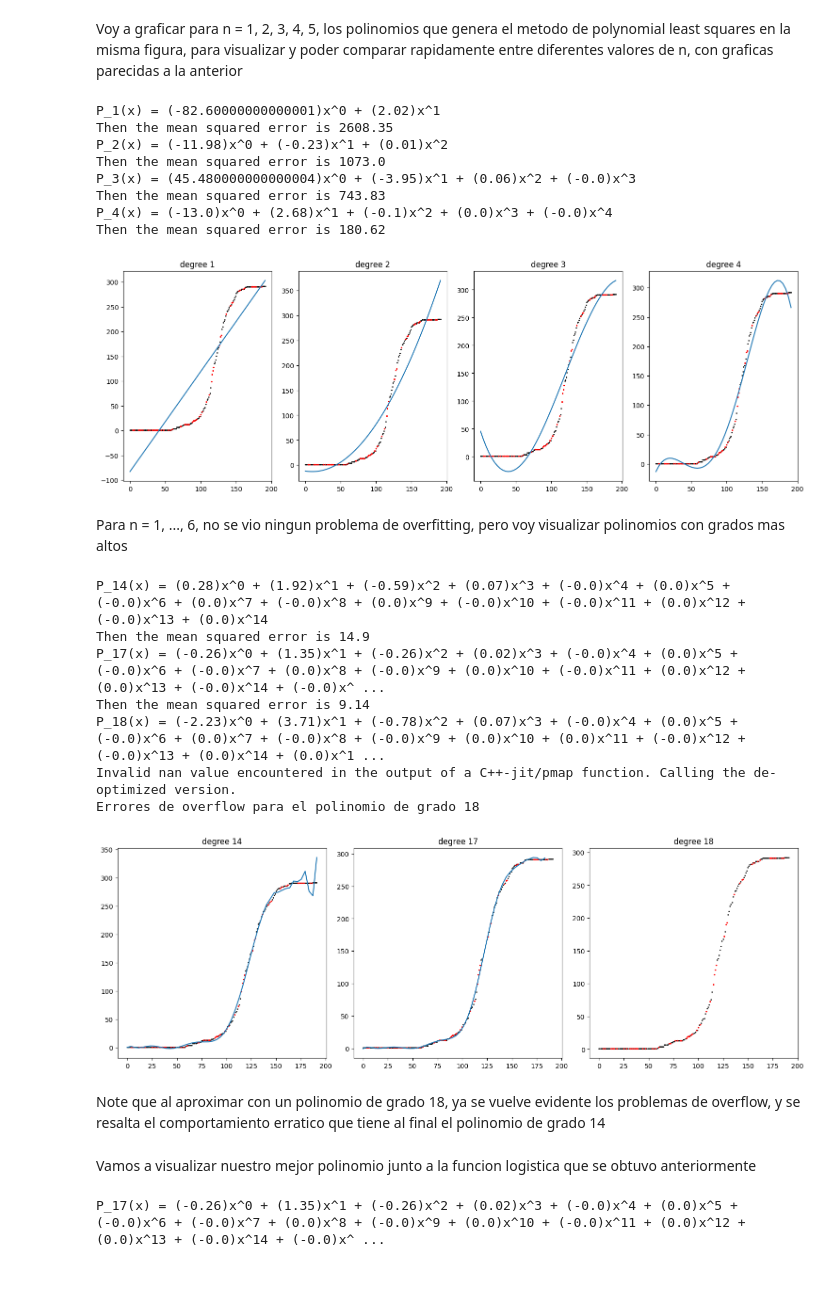
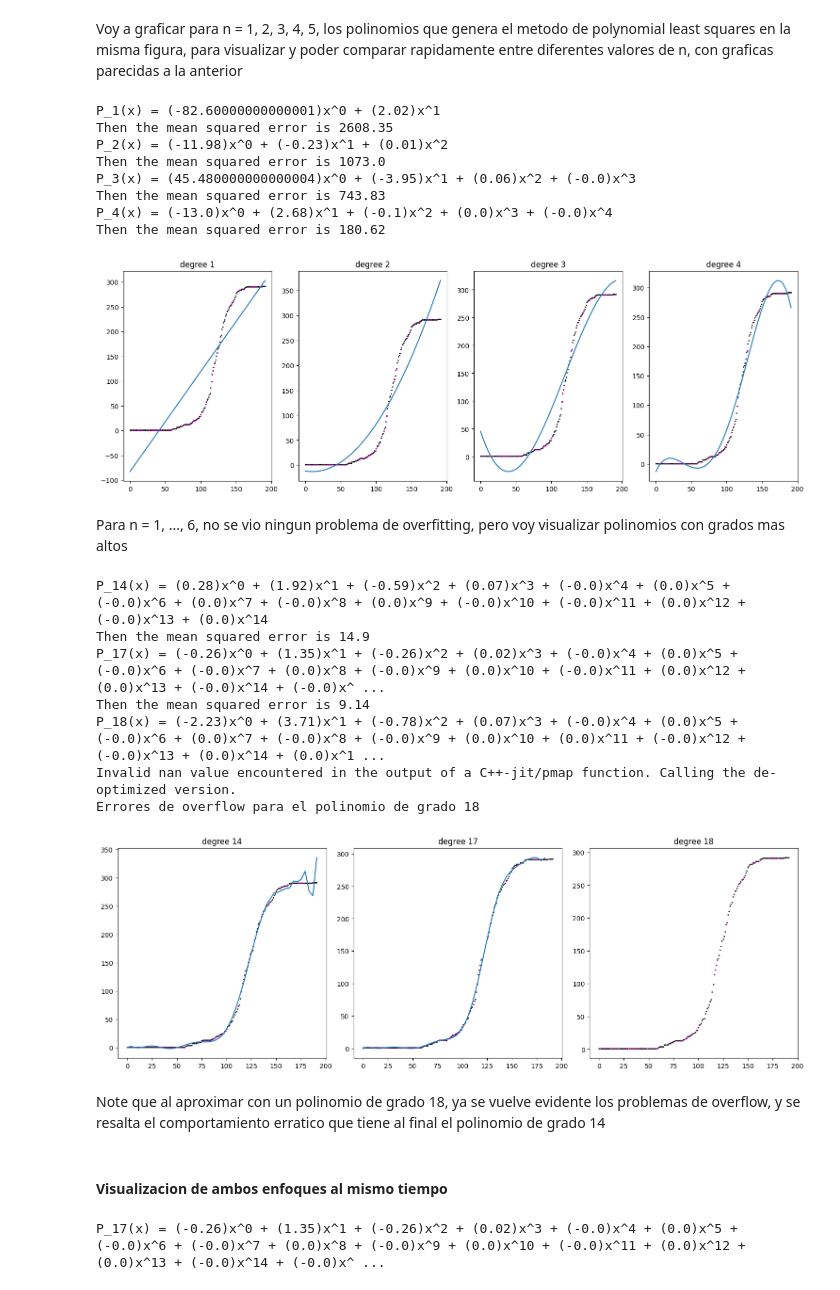
Before and after one commit to unalmedmathnum/Correa-Garcia-Lizcano-Velez, a Jupyter notebook: Tarea 2/least_squares.ipynb, the cells around one changed output. Drawn from its saved outputs; the diff is of its cells as text; code cells hidden in the pictures.

```diff
--- a/Tarea 2/least_squares.ipynb
+++ b/Tarea 2/least_squares.ipynb
@@ -255,35 +255,35 @@ test_X = jnp.array(test_data['time'].values.astype(np.float64))
 test_Y = jnp.array(test_data['clin_signs'].values.astype(np.float64))
 
 m = 4
 fig, axis = plt.subplots(1, m, figsize=(15, 5), constrained_layout=True) # This allows to do multiples plots in the same figure
 
 for n in range(1, m + 1):
     # Do predictions
     x_pred = linspace(min(all_data["time"]), max(all_data["time"]))
     y_pred =  polynomial_least_squares(train_X, train_Y, x_pred, n)
 
     r = test_Y - polynomial_least_squares(train_X, train_Y, test_X, n, False)
     squared_error = sum(ri*ri for ri in r)
     mse = squared_error / len(test_Y)
     print(f"Then the mean squared error is {round(mse, 2)}")
 
     # Plot prediction n at the column n-1
     axis[n - 1].scatter(train_X, train_Y, s=1, color="black", label = "train_data")
-    axis[n - 1].scatter(test_X, test_Y, s=2, color="red", label = "test_data")
+    axis[n - 1].scatter(test_X, test_Y, s=2, color="purple", label = "test_data")
     axis[n - 1].plot(x_pred, y_pred, label = f"degree {n} Polynomial aproximation")
     axis[n - 1].set_title(f"degree {n}")
 
 plt.show()
 # %% [output]
 P_1(x) = (-82.60000000000001)x^0 + (2.02)x^1
 Then the mean squared error is 2608.35
 P_2(x) = (-11.98)x^0 + (-0.23)x^1 + (0.01)x^2
 Then the mean squared error is 1073.0
 P_3(x) = (45.480000000000004)x^0 + (-3.95)x^1 + (0.06)x^2 + (-0.0)x^3
 Then the mean squared error is 743.83
 P_4(x) = (-13.0)x^0 + (2.68)x^1 + (-0.1)x^2 + (0.0)x^3 + (-0.0)x^4
 Then the mean squared error is 180.62
-[figure, old version]
+[figure, new version]
 # %% [markdown]
 Para n = 1, ..., 6, no se vio ningun problema de overfitting, pero voy visualizar polinomios con grados mas altos
 # %%
@@ -300,7 +300,7 @@ fig, axis = plt.subplots(1, m, figsize=(15, 5), constrained_layout=True) # This
 
 for n in range(1, m + 1):
     axis[n - 1].scatter(train_X, train_Y, s=1, color="black", label = "train_data")
-    axis[n - 1].scatter(test_X, test_Y, s=2, color="red", label = "test_data")
+    axis[n - 1].scatter(test_X, test_Y, s=2, color="purple", label = "test_data")
     axis[n - 1].set_title(f"degree {degrees[n - 1]}")
     try:
         # Do predictions
@@ -326,11 +326,11 @@ Then the mean squared error is 9.14
 P_18(x) = (-2.23)x^0 + (3.71)x^1 + (-0.78)x^2 + (0.07)x^3 + (-0.0)x^4 + (0.0)x^5 + (-0.0)x^6 + (0.0)x^7 + (-0.0)x^8 + (-0.0)x^9 + (0.0)x^10 + (0.0)x^11 + (-0.0)x^12 + (-0.0)x^13 + (0.0)x^14 + (0.0)x^1 ...
 Invalid nan value encountered in the output of a C++-jit/pmap function. Calling the de-optimized version.
 Errores de overflow para el polinomio de grado 18
-[figure, old version]
+[figure, new version]
 # %% [markdown]
 Note que al aproximar con un polinomio de grado 18, ya se vuelve evidente los problemas de overflow, y se resalta el comportamiento erratico que tiene al final el polinomio de grado 14
-# %% [markdown]
-Vamos a visualizar nuestro mejor polinomio junto a la funcion logistica que se obtuvo anteriormente
+# %% [markdown]
+#### Visualizacion de ambos enfoques al mismo tiempo
 # %%
 # Retrieve original data
 train_X = jnp.array(train_data['time'].values.astype(np.float64))
```
Also changed, not shown: parts of 12 cells of this notebook.
